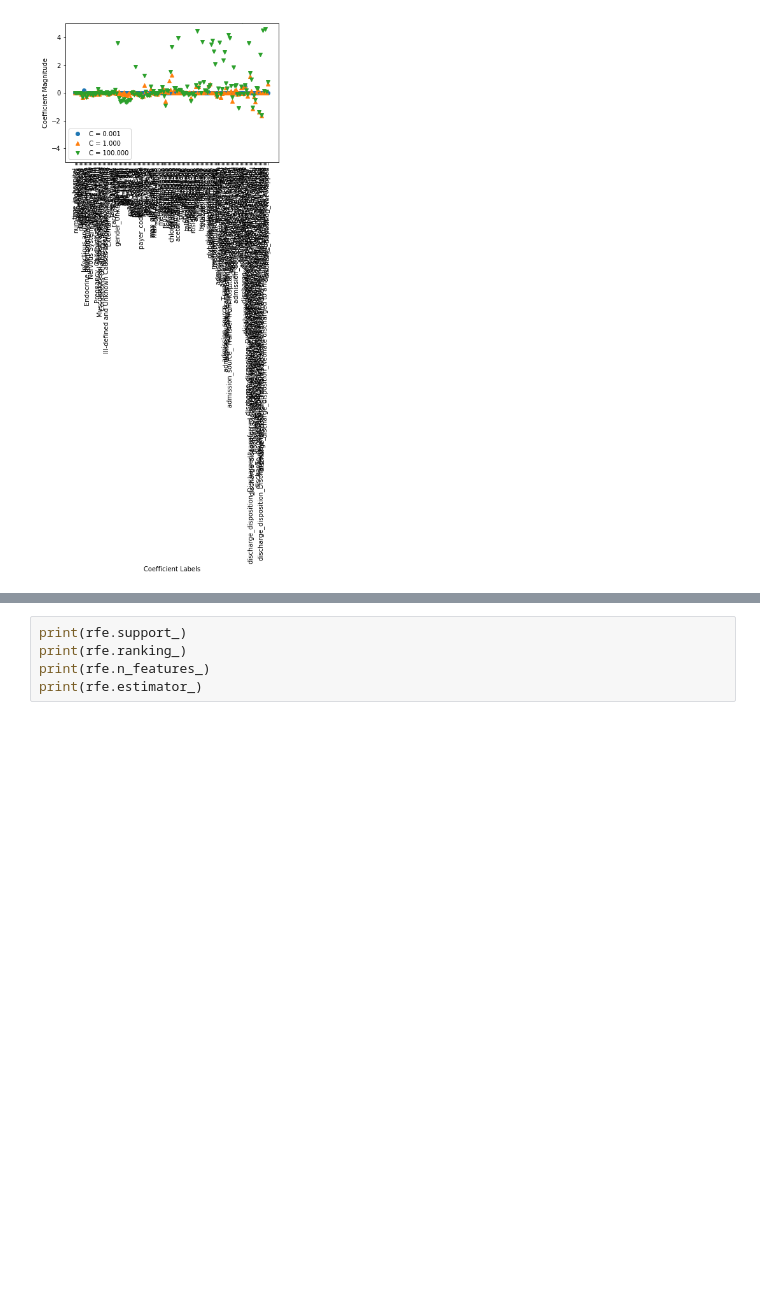
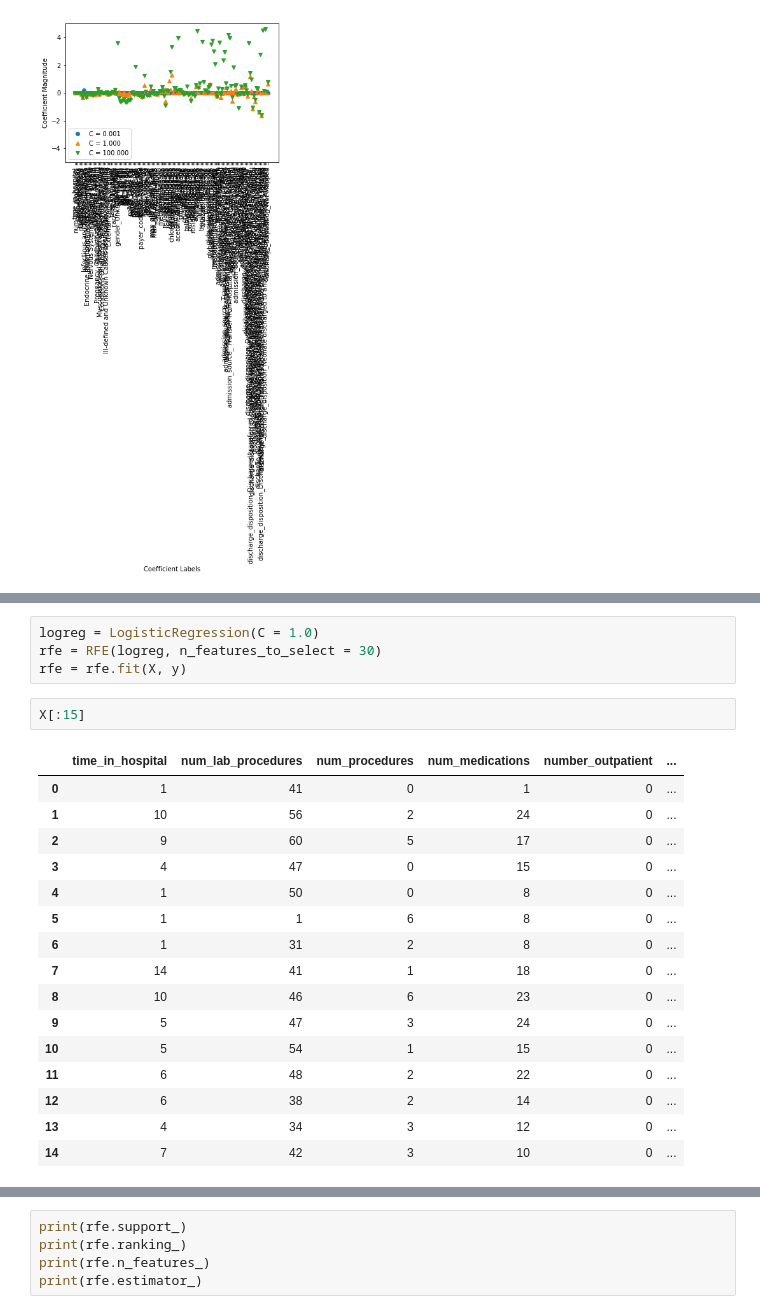
Before and after one commit to bigdata-i523/hid331, a Jupyter notebook: project/jupyter/project.ipynb, the cells around one changed output, grey strips where cells are left out. Saved outputs shown, nothing was run; the diff lists cells and outputs as text; blank space fills up the shorter version.

```diff
--- a/project/jupyter/project.ipynb
+++ b/project/jupyter/project.ipynb
@@ -323,3 +507,26 @@ rfe = rfe.fit(X, y)
+# %%
+logreg = LogisticRegression(C = 1.0)
+rfe = RFE(logreg, n_features_to_select = 30)
+rfe = rfe.fit(X, y)
+# %%
+X[:15]
+# %% [output]
+|  | time_in_hospital | num_lab_procedures | num_procedures | num_medications | number_outpatient | ... |
+| 0 | 1 | 41 | 0 | 1 | 0 | ... |
+| 1 | 10 | 56 | 2 | 24 | 0 | ... |
+| 2 | 9 | 60 | 5 | 17 | 0 | ... |
+| 3 | 4 | 47 | 0 | 15 | 0 | ... |
+| 4 | 1 | 50 | 0 | 8 | 0 | ... |
+| 5 | 1 | 1 | 6 | 8 | 0 | ... |
+| 6 | 1 | 31 | 2 | 8 | 0 | ... |
+| 7 | 14 | 41 | 1 | 18 | 0 | ... |
+| 8 | 10 | 46 | 6 | 23 | 0 | ... |
+| 9 | 5 | 47 | 3 | 24 | 0 | ... |
+| 10 | 5 | 54 | 1 | 15 | 0 | ... |
+| 11 | 6 | 48 | 2 | 22 | 0 | ... |
+| 12 | 6 | 38 | 2 | 14 | 0 | ... |
+| 13 | 4 | 34 | 3 | 12 | 0 | ... |
+| 14 | 7 | 42 | 3 | 10 | 0 | ... |
 # %%
 print(sorted(zip(map(lambda x: round(x, 4), rfe.ranking_), feature_cols)))
 # %% [output]
```
Also changed, not shown: parts of 23 cells of this notebook, 1 other file.
